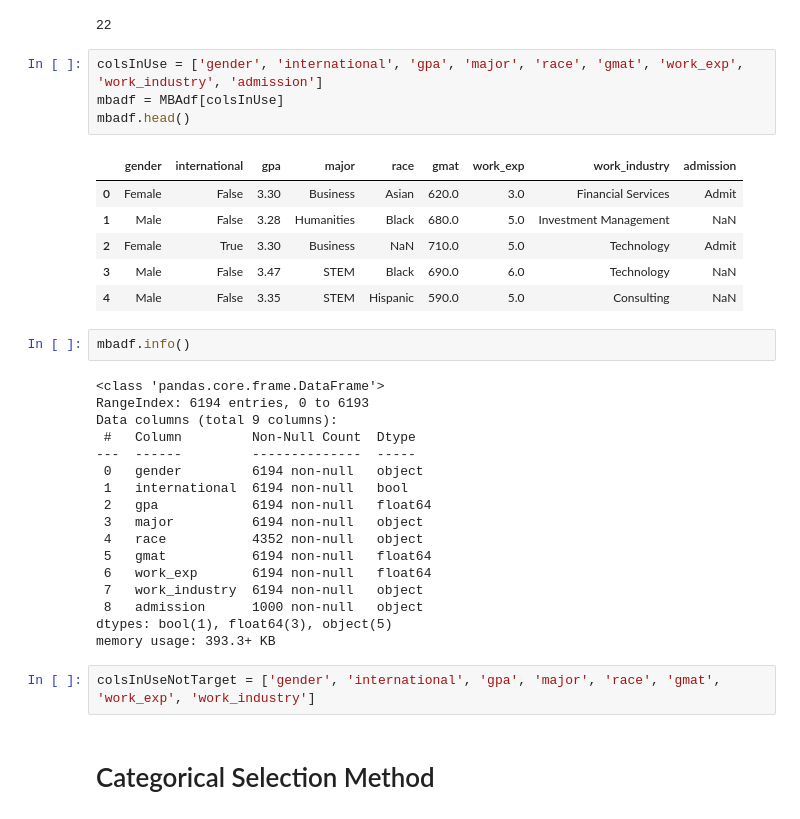
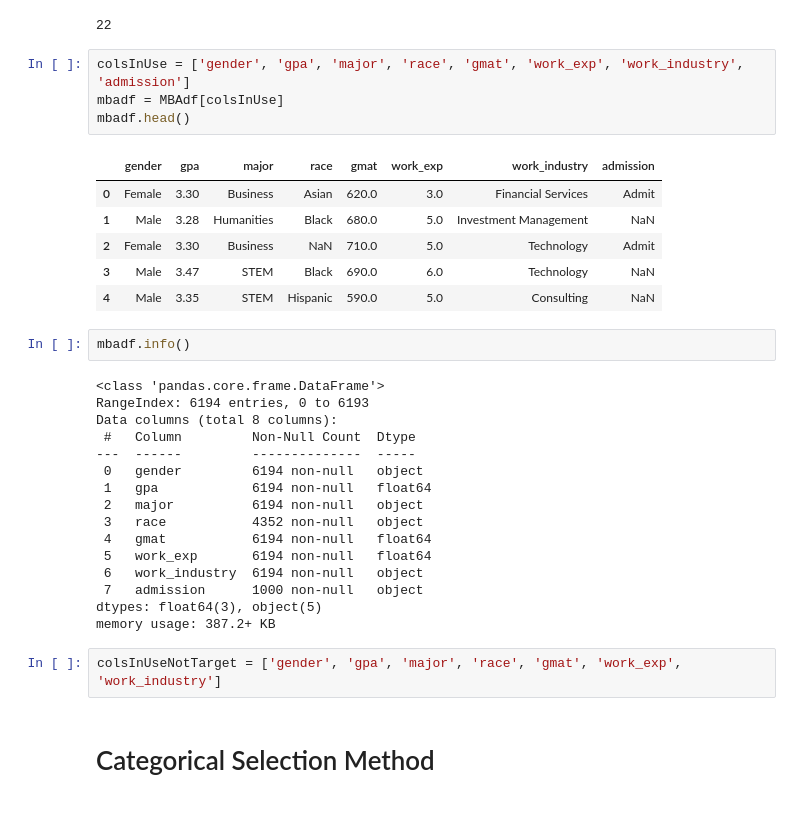
Before and after one commit to michaeledge27/CSCI290, a Jupyter notebook: notebooks/partnerProject.ipynb, the cells around one changed output. Drawn from its saved outputs; the diff is of its cells as text.

```diff
--- a/notebooks/partnerProject.ipynb
+++ b/notebooks/partnerProject.ipynb
@@ -19,37 +19,36 @@ MBAdf['gmat'].nunique()
 # %% [output]
 22
 # %%
-colsInUse = ['gender', 'international', 'gpa', 'major', 'race', 'gmat', 'work_exp', 'work_industry', 'admission']
+colsInUse = ['gender', 'gpa', 'major', 'race', 'gmat', 'work_exp', 'work_industry', 'admission']
 mbadf = MBAdf[colsInUse]
 mbadf.head()
 # %% [output]
-|  | gender | international | gpa | major | race | gmat | work_exp | work_industry | admission |
-| 0 | Female | False | 3.30 | Business | Asian | 620.0 | 3.0 | Financial Services | Admit |
-| 1 | Male | False | 3.28 | Humanities | Black | 680.0 | 5.0 | Investment Management | NaN |
-| 2 | Female | True | 3.30 | Business | NaN | 710.0 | 5.0 | Technology | Admit |
-| 3 | Male | False | 3.47 | STEM | Black | 690.0 | 6.0 | Technology | NaN |
-| 4 | Male | False | 3.35 | STEM | Hispanic | 590.0 | 5.0 | Consulting | NaN |
+|  | gender | gpa | major | race | gmat | work_exp | work_industry | admission |
+| 0 | Female | 3.30 | Business | Asian | 620.0 | 3.0 | Financial Services | Admit |
+| 1 | Male | 3.28 | Humanities | Black | 680.0 | 5.0 | Investment Management | NaN |
+| 2 | Female | 3.30 | Business | NaN | 710.0 | 5.0 | Technology | Admit |
+| 3 | Male | 3.47 | STEM | Black | 690.0 | 6.0 | Technology | NaN |
+| 4 | Male | 3.35 | STEM | Hispanic | 590.0 | 5.0 | Consulting | NaN |
 # %%
 mbadf.info()
 # %% [output]
 <class 'pandas.core.frame.DataFrame'>
 RangeIndex: 6194 entries, 0 to 6193
-Data columns (total 9 columns):
+Data columns (total 8 columns):
  #   Column         Non-Null Count  Dtype
 ---  ------         --------------  -----
  0   gender         6194 non-null   object
- 1   international  6194 non-null   bool
- 2   gpa            6194 non-null   float64
- 3   major          6194 non-null   object
- 4   race           4352 non-null   object
- 5   gmat           6194 non-null   float64
- 6   work_exp       6194 non-null   float64
- 7   work_industry  6194 non-null   object
- 8   admission      1000 non-null   object
-dtypes: bool(1), float64(3), object(5)
-memory usage: 393.3+ KB
+ 1   gpa            6194 non-null   float64
+ 2   major          6194 non-null   object
+ 3   race           4352 non-null   object
+ 4   gmat           6194 non-null   float64
+ 5   work_exp       6194 non-null   float64
+ 6   work_industry  6194 non-null   object
+ 7   admission      1000 non-null   object
+dtypes: float64(3), object(5)
+memory usage: 387.2+ KB
 # %%
-colsInUseNotTarget = ['gender', 'international', 'gpa', 'major', 'race', 'gmat', 'work_exp', 'work_industry']
+colsInUseNotTarget = ['gender', 'gpa', 'major', 'race', 'gmat', 'work_exp', 'work_industry']
 # %% [markdown]
 # Categorical Selection Method
 # %%
```
Also changed, not shown: parts of 11 cells of this notebook.
